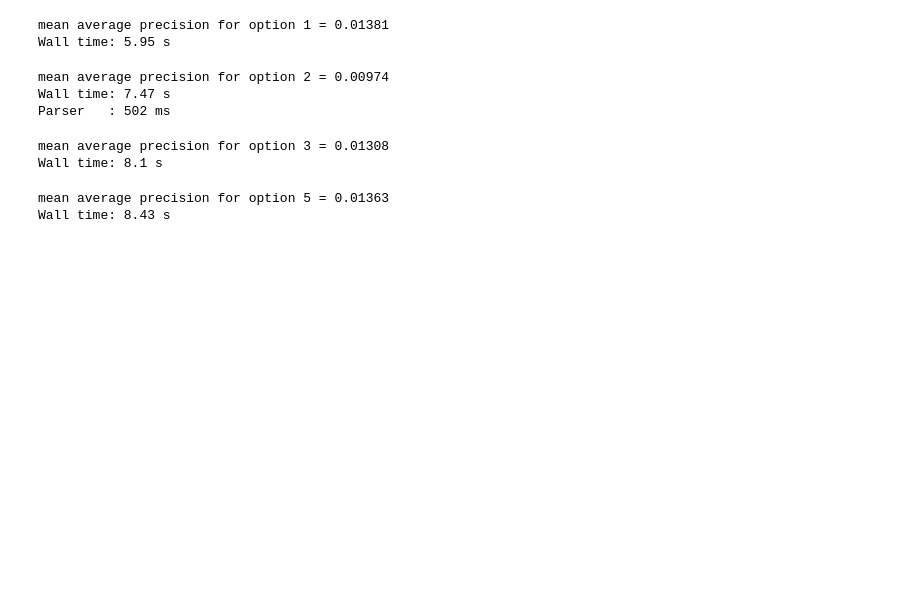
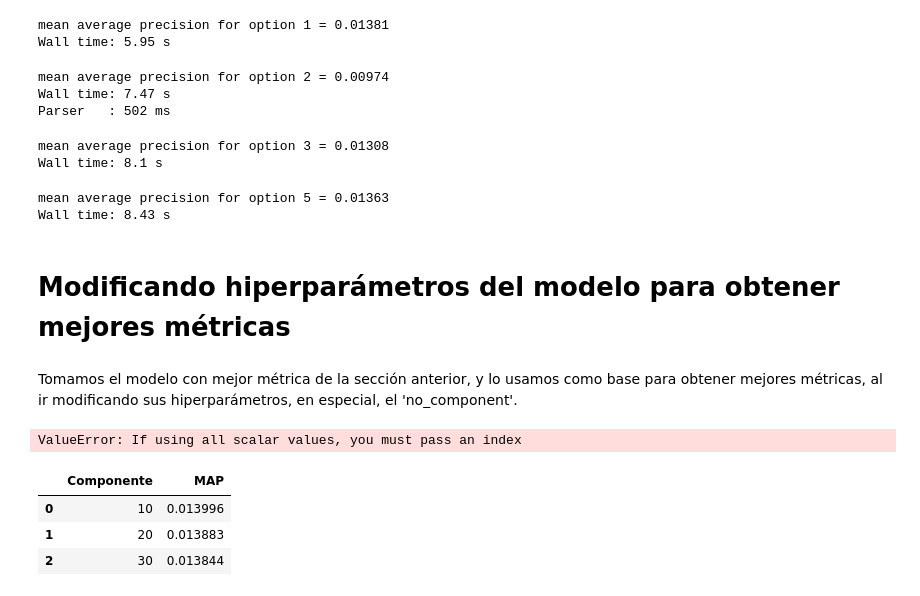
Before and after one commit to ivanjavierparra/Data-Science-Sprint-3, a Jupyter notebook: Entrega_3.ipynb, the cells around one changed output. Saved outputs shown, nothing was run; the diff lists cells and outputs as text; code cells hidden in the pictures; blank space fills up the shorter version.

```diff
--- a/Entrega_3.ipynb
+++ b/Entrega_3.ipynb
@@ -1231,3 +1231,7 @@ print(f'mean average precision para la opción 5 = {round(MAP, 5)}')
 # %% [output]
 mean average precision for option 5 = 0.01363
 Wall time: 8.43 s
+# %% [markdown]
+# Modificando hiperparámetros del modelo para obtener mejores métricas
+# %% [markdown]
+Tomamos el modelo con mejor métrica de la sección anterior, y lo usamos como base para obtener mejores métricas, al ir modificando sus hiperparámetros, en especial, el 'no_component'.
@@ -1233,0 +1290,33 @@ Wall time: 8.43 s
+# %%
+# Definimos hiperparametros del modelo
+random_state = 0
+learning_rate = 0.03
+components = [x for x in range(10, 201, 10)]
+epochs = 10
+
+MAP_dict = {}
+
+for component in components:
+
+    model = LightFM(loss='warp', random_state=random_state, learning_rate=learning_rate, no_components=component)
+
+    model = model_im.fit(interactions_matrix_csr_1, epochs=epochs)
+
+    recomendations_dic = recomm_lightfm(model, interactions_matrix_1, interactions_matrix_csr_1, not_available_content, most_popular)
+
+    recomendations_df = pd.DataFrame(recomendations_dic)
+
+    MAP = calcular_MAP(ideal_recomms, recomendations_df)
+
+    MAP_dict[component] = MAP
+
+df_MAP = pd.DataFrame(MAP_dict.items(), columns=['Componente', 'MAP'])
+# %% [output]
+ValueError: If using all scalar values, you must pass an index
+# %%
+df_MAP.head()
+# %% [output]
+|  | Componente | MAP |
+| 0 | 10 | 0.013996 |
+| 1 | 20 | 0.013883 |
+| 2 | 30 | 0.013844 |
```
Also changed, not shown: parts of 3 cells of this notebook.
